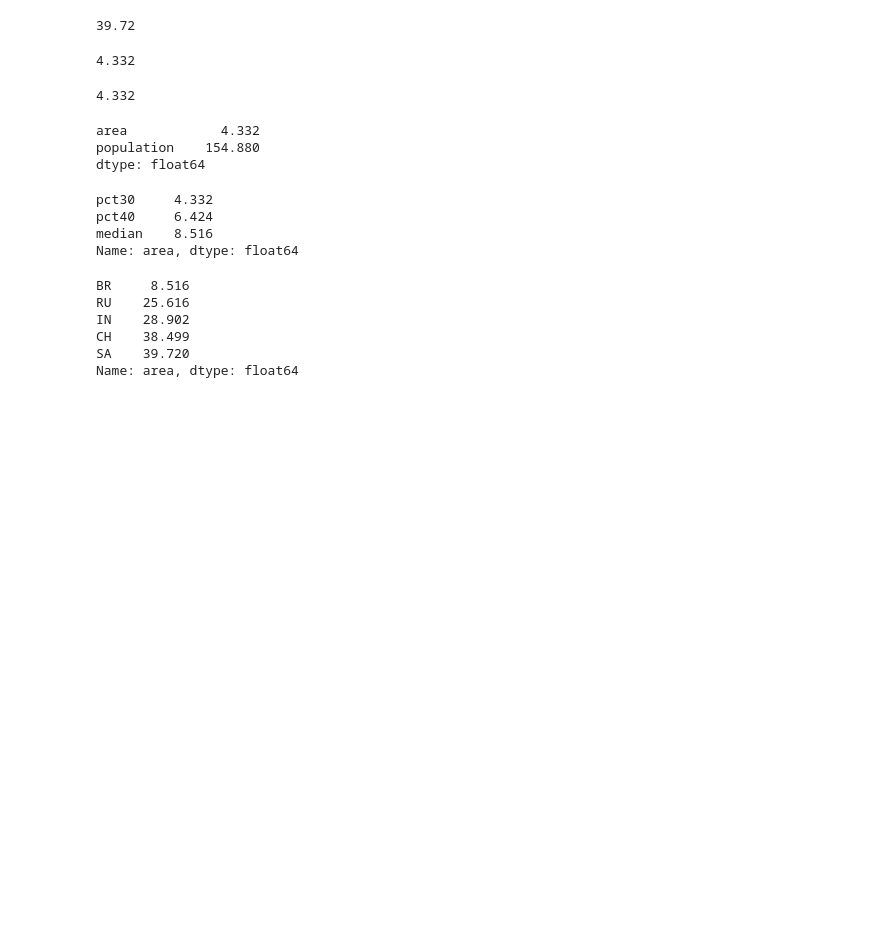
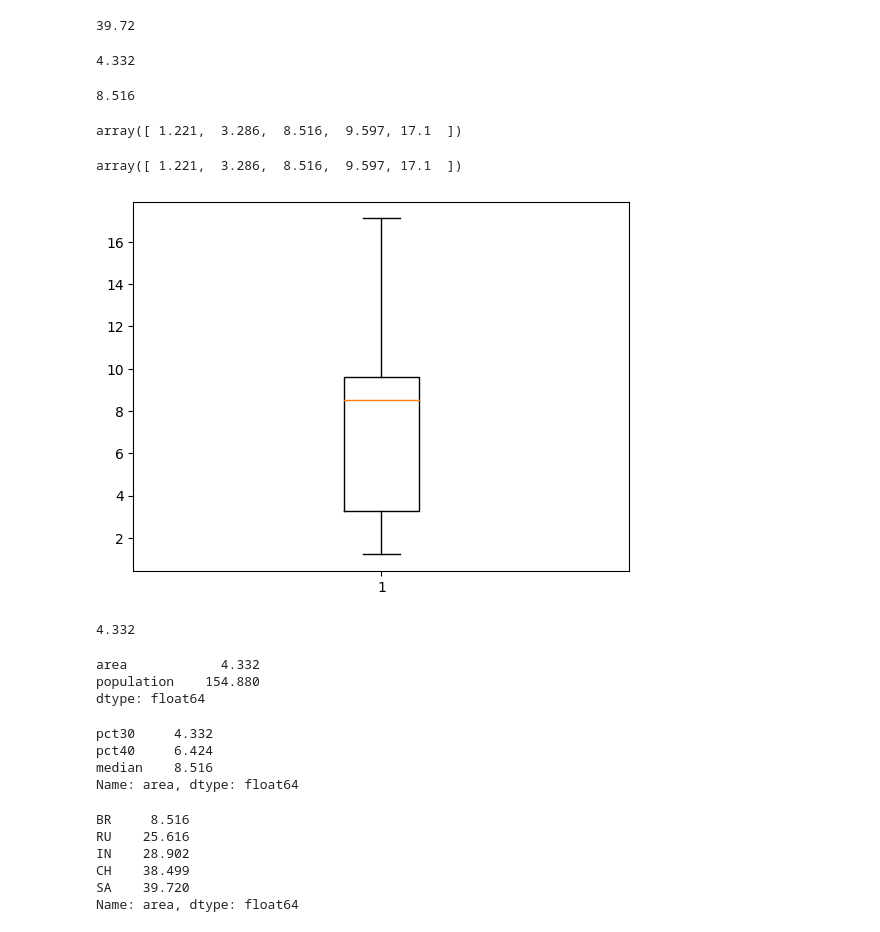
Before and after one commit to magannamazur/Codewars, a Jupyter notebook: DataCamp/d_pandas.ipynb, the cells around one changed output. Saved outputs shown, nothing was run; the diff lists cells and outputs as text; code cells hidden in the pictures; blank space fills up the shorter version.

```diff
--- a/DataCamp/d_pandas.ipynb
+++ b/DataCamp/d_pandas.ipynb
@@ -177,6 +209,25 @@ brics['area'].sum()
 brics['area'].quantile(0.3)
 # %% [output]
 4.332
+# %%
+np.quantile(brics['area'], 0.5)
+# == median
+# %% [output]
+8.516
+# %%
+np.quantile(brics['area'], [0, 0.25, 0.5, 0.75, 1])
+# %% [output]
+array([ 1.221,  3.286,  8.516,  9.597, 17.1  ])
+# %%
+np.quantile(brics['area'], np.linspace(0,1,5))
+# %% [output]
+array([ 1.221,  3.286,  8.516,  9.597, 17.1  ])
+# %%
+import matplotlib.pyplot as plt
+plt.boxplot(brics['area'])
+plt.show()
+# %% [output]
+[figure, added]
 # %%
 def pct30(column):
     return column.quantile(0.3)
```
Also changed, not shown: parts of 10 cells of this notebook, 1 other file.
